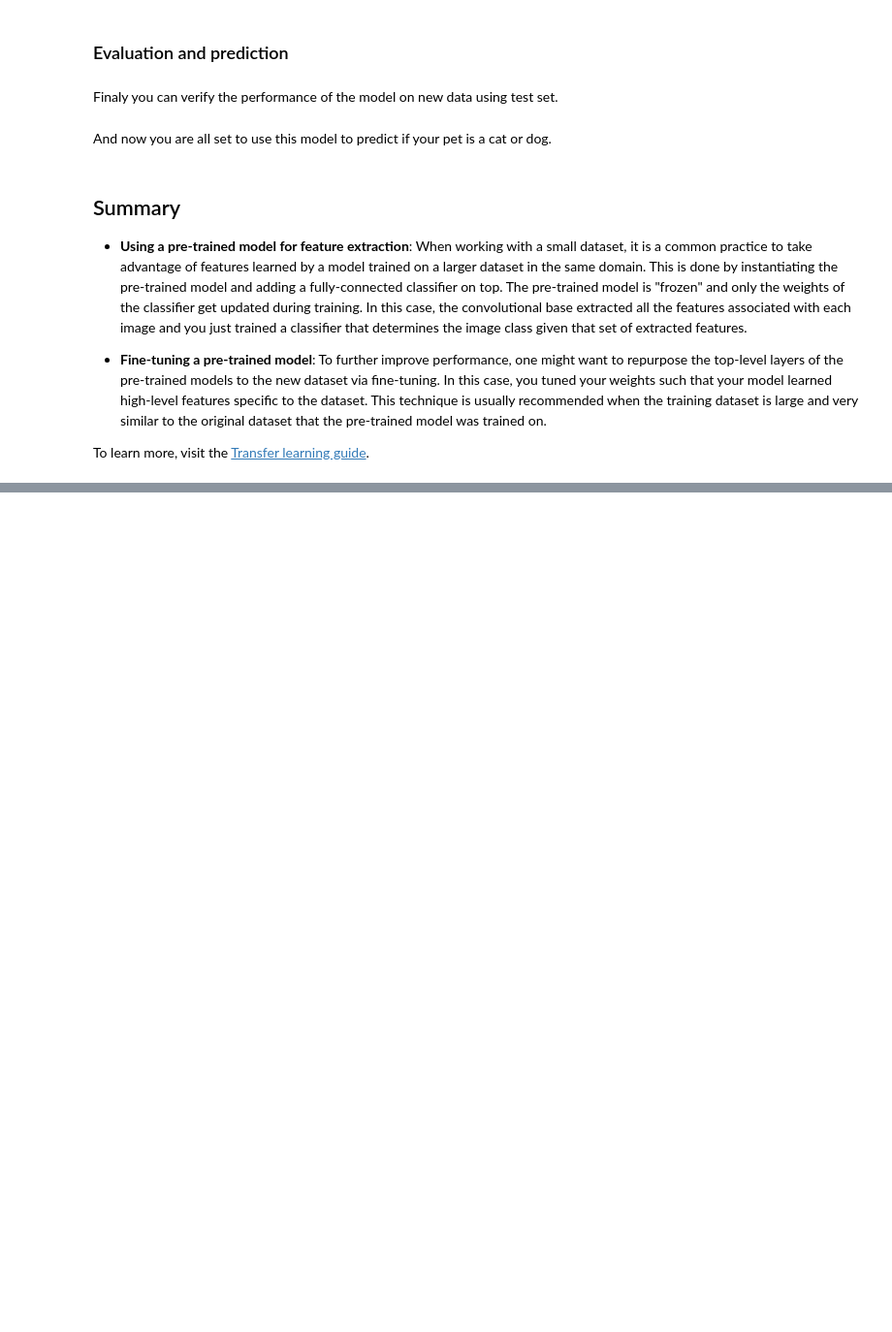
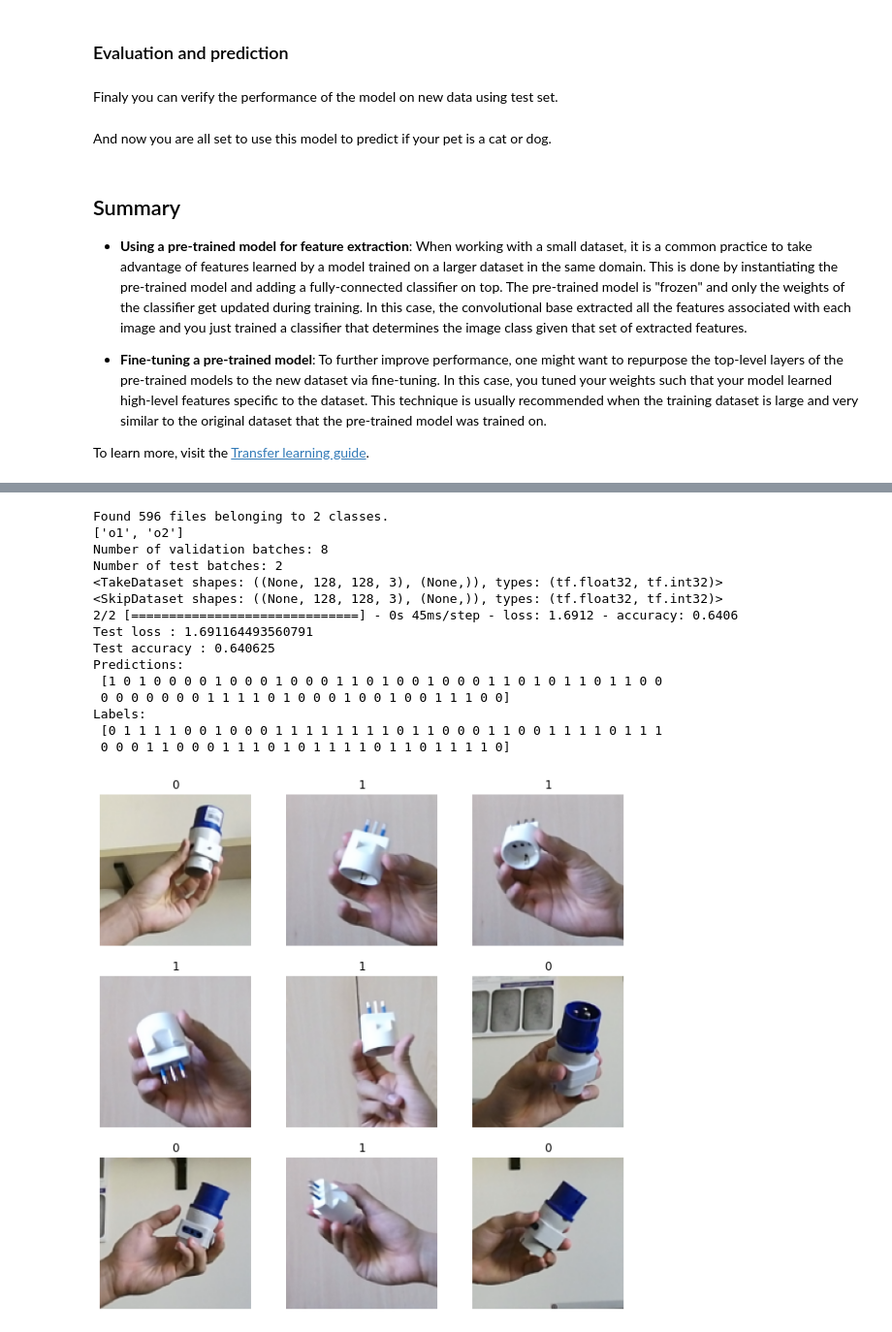
Before and after one commit to ayhkusa/cvpr_clvision_challenge, a Jupyter notebook: transfer_learning_core50_NI_4.ipynb, the cells around one changed output, grey strips where cells are left out. Shown at 97% size. Cells and saved outputs as stored; diff of their text form; code cells hidden in the pictures; blank space fills up the shorter version.

```diff
--- a/transfer_learning_core50_NI_4.ipynb
+++ b/transfer_learning_core50_NI_4.ipynb
@@ -787,15 +897,32 @@ predict_image(tune_model0,test_dataset0)
 # %%
 # Repeat of dataset #2 (train_dir1 ...) using same tuned model that have been changed
 
 #train_dir0,validation_dir0,train_dir1,validation_dir1 = source_data(2)
-train_dataset0 = trainset(train_dir1)
+#train_dataset0 = trainset(train_dir1)
 validation_dataset0 = val_dataset(validation_dir1)
 
 val_batches0,test_dataset0,validation_dataset0 = test_dataset(validation_dataset0)
-train_dataset0,validation_dataset0,test_dataset0 = prefetch(train_dataset0,validation_dataset0,test_dataset0)
+#train_dataset0,validation_dataset0,test_dataset0 = prefetch(train_dataset0,validation_dataset0,test_dataset0)
 
 evaluate_model(tune_model0, test_dataset0)
 predict_image(tune_model0,test_dataset0)
+# %% [output]
+Found 596 files belonging to 2 classes.
+['o1', 'o2']
+Number of validation batches: 8
+Number of test batches: 2
+<TakeDataset shapes: ((None, 128, 128, 3), (None,)), types: (tf.float32, tf.int32)>
+<SkipDataset shapes: ((None, 128, 128, 3), (None,)), types: (tf.float32, tf.int32)>
+2/2 [==============================] - 0s 45ms/step - loss: 1.6912 - accuracy: 0.6406
+Test loss : 1.691164493560791
+Test accuracy : 0.640625
+Predictions:
+ [1 0 1 0 0 0 0 1 0 0 0 1 0 0 0 1 1 0 1 0 0 1 0 0 0 1 1 0 1 0 1 1 0 1 1 0 0
+ 0 0 0 0 0 0 0 1 1 1 1 0 1 0 0 0 1 0 0 1 0 0 1 1 1 0 0]
+Labels:
+ [0 1 1 1 1 0 0 1 0 0 0 1 1 1 1 1 1 1 1 0 1 1 0 0 0 1 1 0 0 1 1 1 1 0 1 1 1
+ 0 0 0 1 1 0 0 0 1 1 1 0 1 0 1 1 1 1 0 1 1 0 1 1 1 1 0]
+[figure, added]
 # %%
 print("# using combined 1st and 2nd dataset ... c23")
 
```
Also changed, not shown: parts of 8 cells of this notebook, 1 other file.
